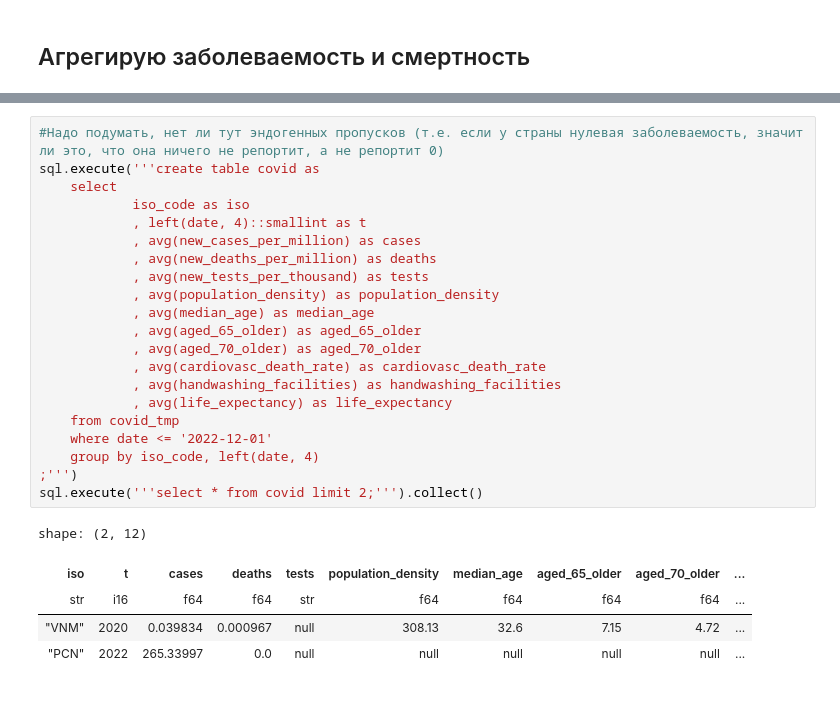
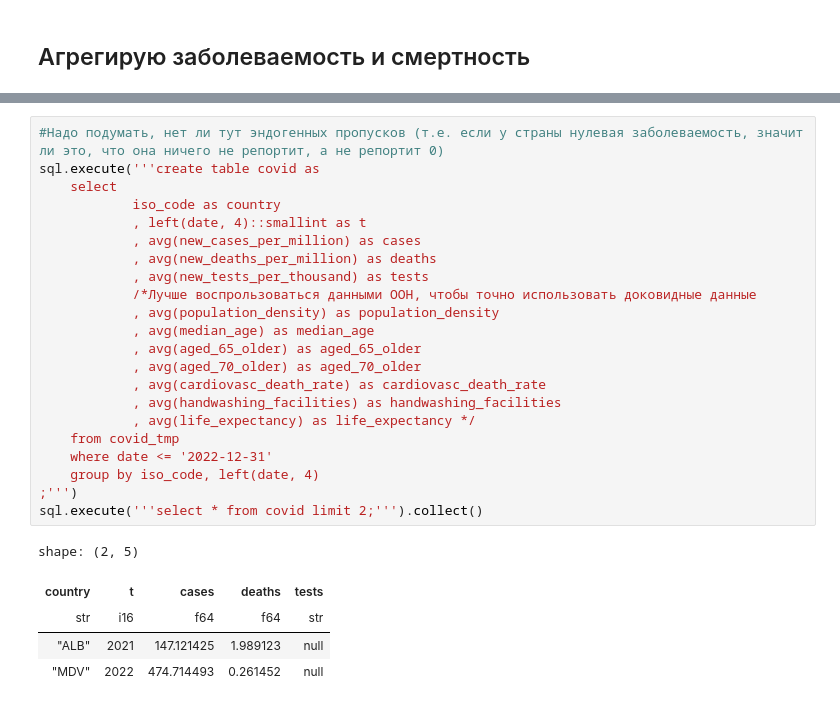
Before and after one commit to xan-d-or/thesis, a Jupyter notebook: data/scripts/data_aggregation.ipynb, the cells around one changed output, grey strips where cells are left out. Cells and saved outputs as stored; diff of their text form.

Commit message:
aggregated most of data (forgot to join country codes and join all instruments in one table)

```diff
--- a/data/scripts/data_aggregation.ipynb
+++ b/data/scripts/data_aggregation.ipynb
@@ -142,27 +185,28 @@ shape: (2, 67)
 # %%
 #Надо подумать, нет ли тут эндогенных пропусков (т.е. если у страны нулевая заболеваемость, значит ли это, что она ничего не репортит, а не репортит 0)
 sql.execute('''create table covid as
     select
-            iso_code as iso
+            iso_code as country
             , left(date, 4)::smallint as t
             , avg(new_cases_per_million) as cases
             , avg(new_deaths_per_million) as deaths
             , avg(new_tests_per_thousand) as tests
+            /*Лучше воспрользоваться данными ООН, чтобы точно использовать доковидные данные
             , avg(population_density) as population_density
             , avg(median_age) as median_age
             , avg(aged_65_older) as aged_65_older
             , avg(aged_70_older) as aged_70_older
             , avg(cardiovasc_death_rate) as cardiovasc_death_rate
             , avg(handwashing_facilities) as handwashing_facilities
-            , avg(life_expectancy) as life_expectancy
+            , avg(life_expectancy) as life_expectancy */
     from covid_tmp
-    where date <= '2022-12-01'
+    where date <= '2022-12-31'
     group by iso_code, left(date, 4)
 ;''')
 sql.execute('''select * from covid limit 2;''').collect()
 # %% [output]
-shape: (2, 12)
+shape: (2, 5)
-| iso | t | cases | deaths | tests | population_density | median_age | aged_65_older | aged_70_older | ... |
-| str | i16 | f64 | f64 | str | f64 | f64 | f64 | f64 | ... |
-| "VNM" | 2020 | 0.039834 | 0.000967 | null | 308.13 | 32.6 | 7.15 | 4.72 | ... |
-| "PCN" | 2022 | 265.33997 | 0.0 | null | null | null | null | null | ... |
+| country | t | cases | deaths | tests |
+| str | i16 | f64 | f64 | str |
+| "ALB" | 2021 | 147.121425 | 1.989123 | null |
+| "MDV" | 2022 | 474.714493 | 0.261452 | null |
```
Also changed, not shown: parts of 24 cells of this notebook, 1 other file.
